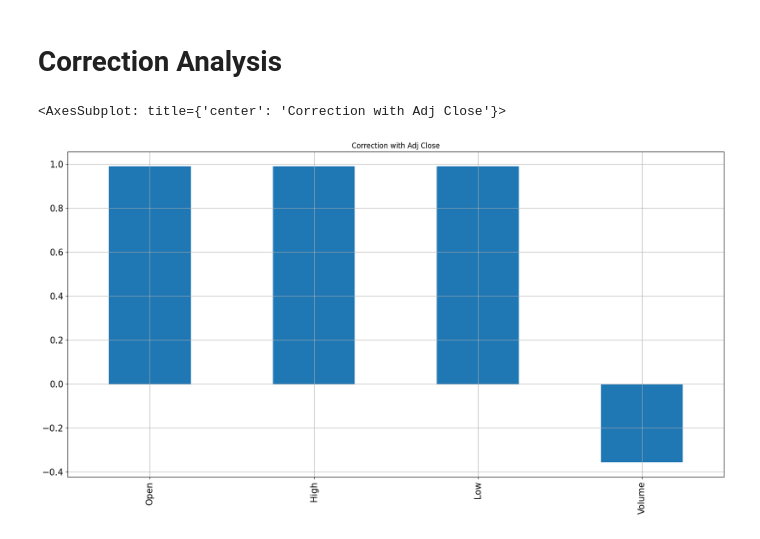
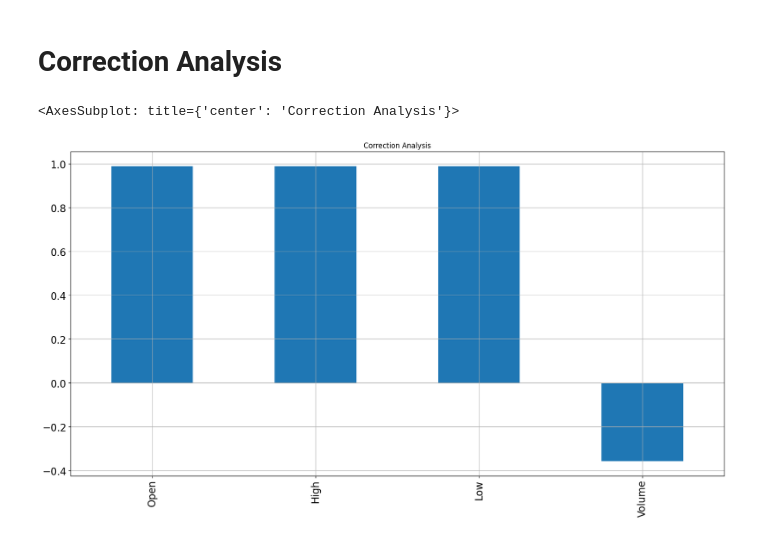
Before and after one commit to 18-RAJAT/Stock-Prediction, a Jupyter notebook: stock_price_prediction_LSTM.ipynb, the cells around one changed output. Cells and saved outputs as stored; diff of their text form; code cells hidden in the pictures.

Commit message:
Correction Analysis fix

```diff
--- a/stock_price_prediction_LSTM.ipynb
+++ b/stock_price_prediction_LSTM.ipynb
@@ -146,8 +146,8 @@ x=df.drop(['Adj Close'],axis=1)
 x=x.drop(['Close'],axis=1)
 # %%
 x.corrwith(df['Adj Close']).plot.bar(
-    figsize=(20,10),title="Correction Analysis",fontsize=15,
+    figsize=(20,10),title="Correction Analysis",fontsize=17,
     rot=90,grid=True)
 # %% [output]
-<AxesSubplot: title={'center': 'Correction with Adj Close'}>
+<AxesSubplot: title={'center': 'Correction Analysis'}>
-[figure, old version]
+[figure, new version]
```
